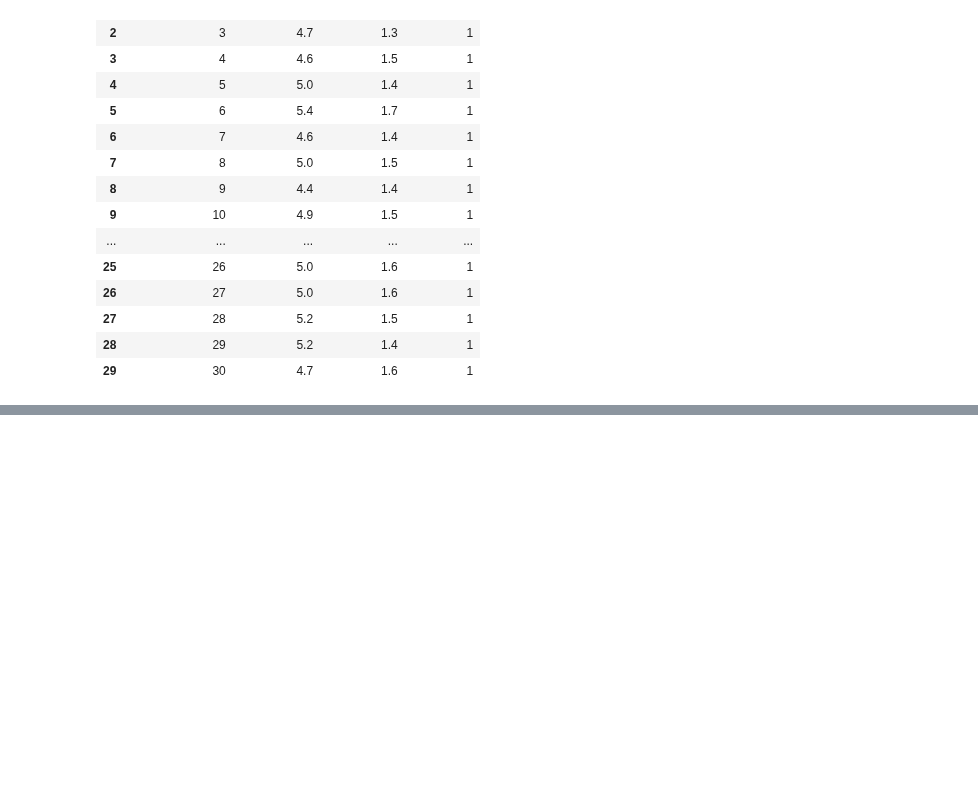
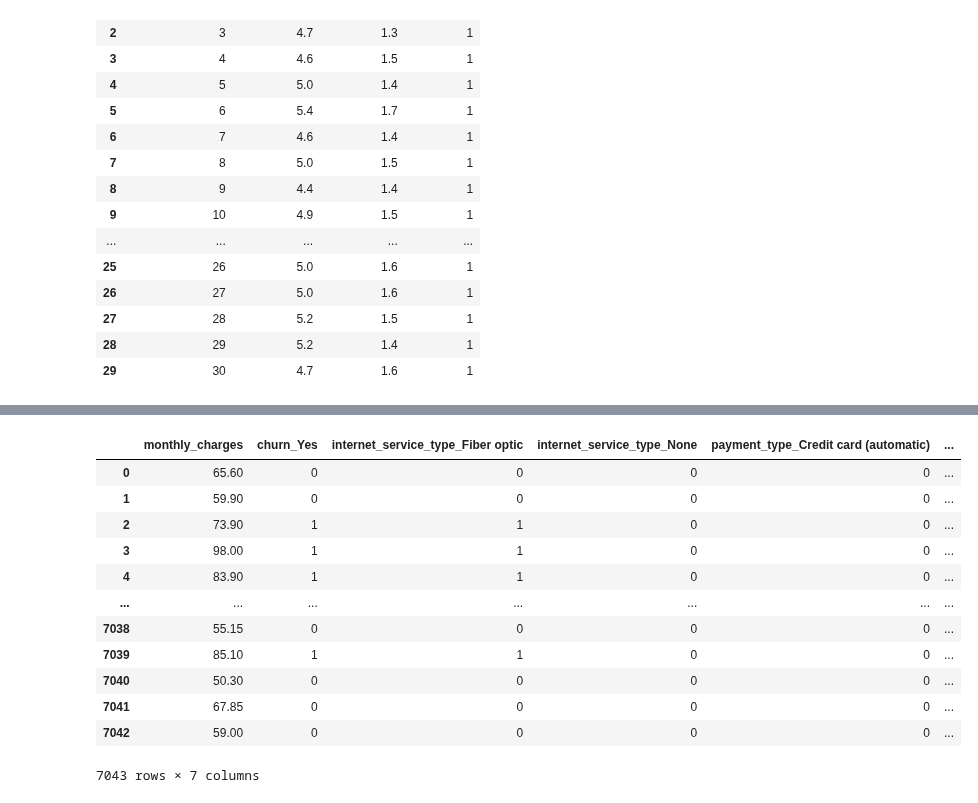
Before and after one commit to stephenkipkurui/regression-exercises, a Jupyter notebook: classification_exercises.ipynb, the cells around one changed output, grey strips where cells are left out. Drawn from its saved outputs; the diff is of its cells as text; code cells hidden in the pictures; blank space fills up the shorter version.

```diff
--- a/classification_exercises.ipynb
+++ b/classification_exercises.ipynb
@@ -906,0 +829,22 @@ telco_clean
+# %%
+# Encoding
+
+dummy_telco = pd.get_dummies(telco[['churn','internet_service_type','payment_type', 'monthly_charges']],
+                             dummy_na = False, drop_first = [True, True, True, True])
+
+
+dummy_telco
+# %% [output]
+|  | monthly_charges | churn_Yes | internet_service_type_Fiber optic | internet_service_type_None | payment_type_Credit card (automatic) | ... |
+| 0 | 65.60 | 0 | 0 | 0 | 0 | ... |
+| 1 | 59.90 | 0 | 0 | 0 | 0 | ... |
+| 2 | 73.90 | 1 | 1 | 0 | 0 | ... |
+| 3 | 98.00 | 1 | 1 | 0 | 0 | ... |
+| 4 | 83.90 | 1 | 1 | 0 | 0 | ... |
+| ... | ... | ... | ... | ... | ... | ... |
+| 7038 | 55.15 | 0 | 0 | 0 | 0 | ... |
+| 7039 | 85.10 | 1 | 1 | 0 | 0 | ... |
+| 7040 | 50.30 | 0 | 0 | 0 | 0 | ... |
+| 7041 | 67.85 | 0 | 0 | 0 | 0 | ... |
+| 7042 | 59.00 | 0 | 0 | 0 | 0 | ... |
+7043 rows × 7 columns
```
Also changed, not shown: parts of 94 cells of this notebook.
